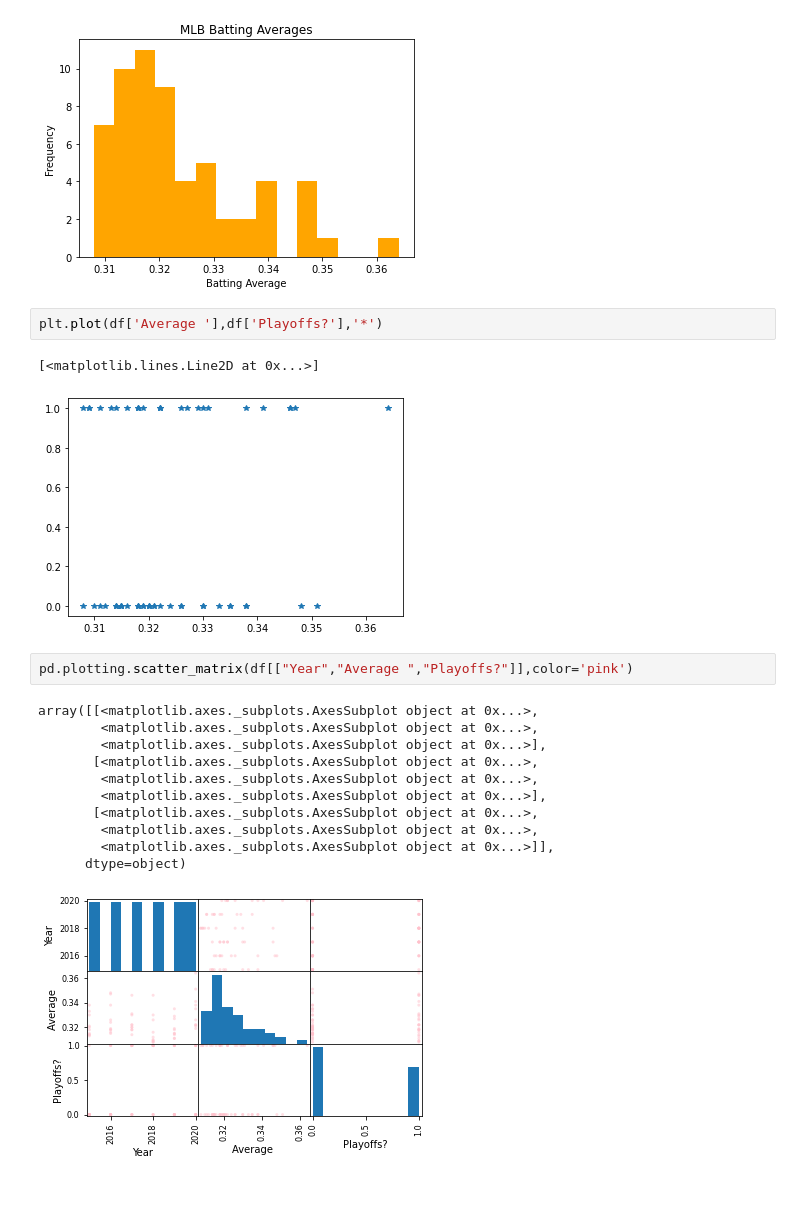
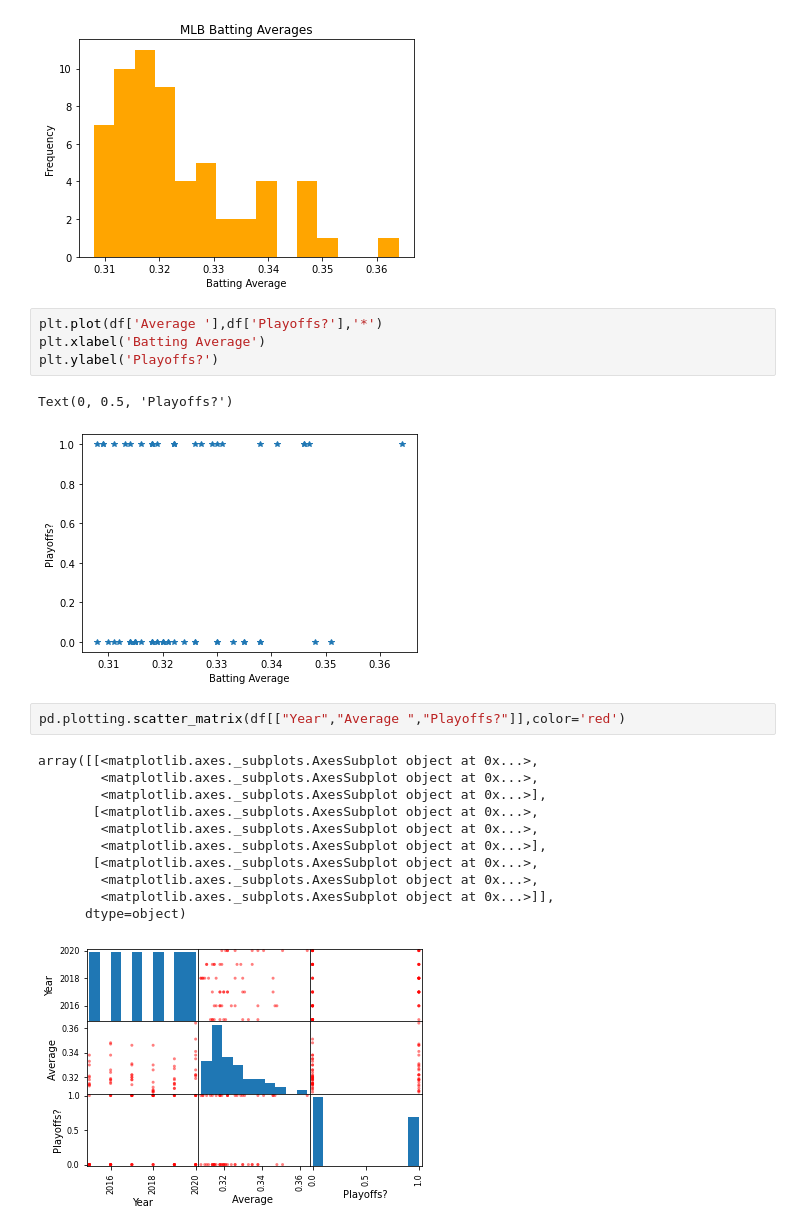
Before and after one commit to rdulski8/Personal_Dataset_Project, a Jupyter notebook: Personal Dataset.ipynb, the cells around one changed output. Cells and saved outputs as stored; diff of their text form; blank space fills up the shorter version.

```diff
--- a/Personal Dataset.ipynb
+++ b/Personal Dataset.ipynb
@@ -30,11 +30,13 @@ Text(0.5, 1.0, 'MLB Batting Averages')
 [figure]
 # %%
 plt.plot(df['Average '],df['Playoffs?'],'*')
+plt.xlabel('Batting Average')
+plt.ylabel('Playoffs?')
 # %% [output]
-[<matplotlib.lines.Line2D at 0x...>]
+Text(0, 0.5, 'Playoffs?')
-[figure, old version]
+[figure, new version]
 # %%
-pd.plotting.scatter_matrix(df[["Year","Average ","Playoffs?"]],color='pink')
+pd.plotting.scatter_matrix(df[["Year","Average ","Playoffs?"]],color='red')
 # %% [output]
 array([[<matplotlib.axes._subplots.AxesSubplot object at 0x...>,
         <matplotlib.axes._subplots.AxesSubplot object at 0x...>,
@@ -46,4 +48,4 @@ array([[<matplotlib.axes._subplots.AxesSubplot object at 0x...>,
         <matplotlib.axes._subplots.AxesSubplot object at 0x...>,
         <matplotlib.axes._subplots.AxesSubplot object at 0x...>]],
       dtype=object)
-[figure, old version]
+[figure, new version]
```
Also changed, not shown: parts of 8 cells of this notebook.
